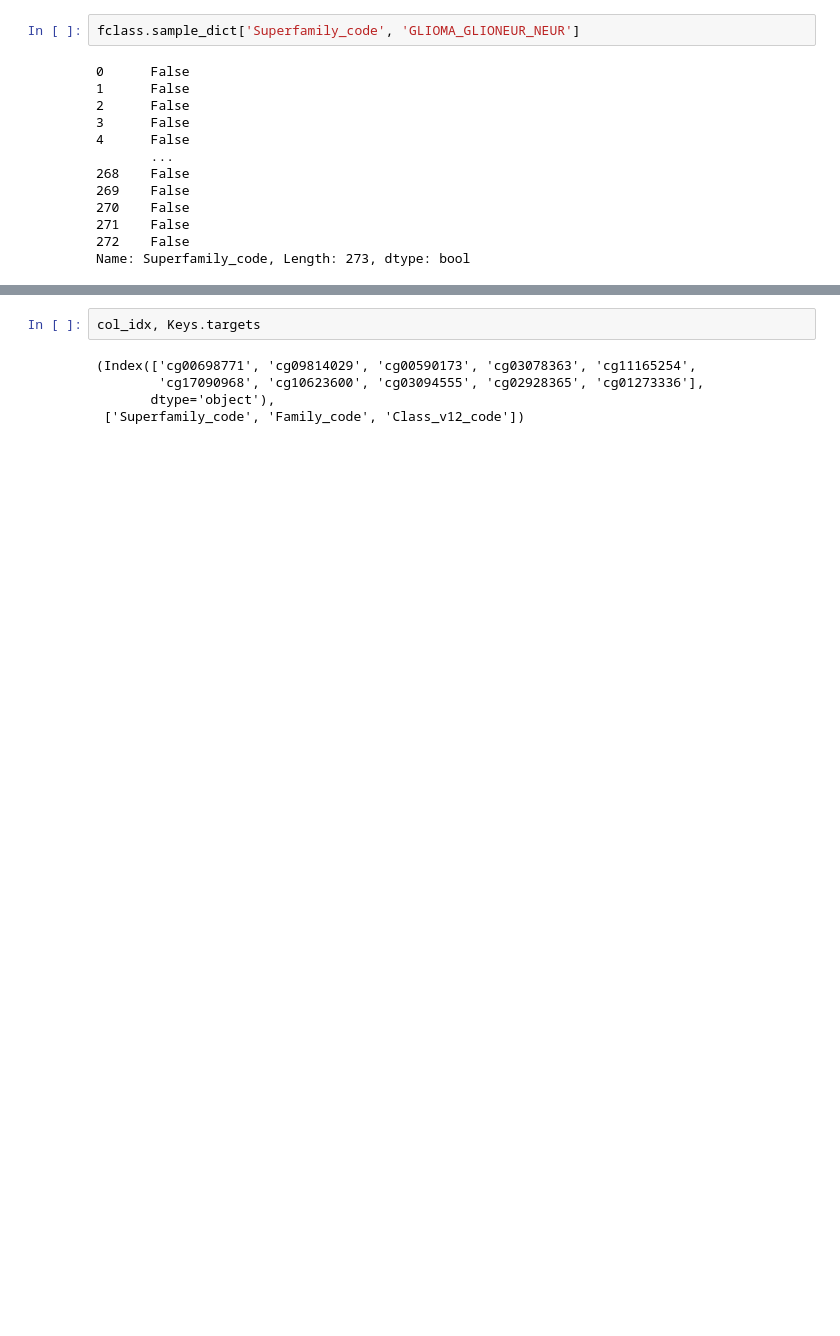
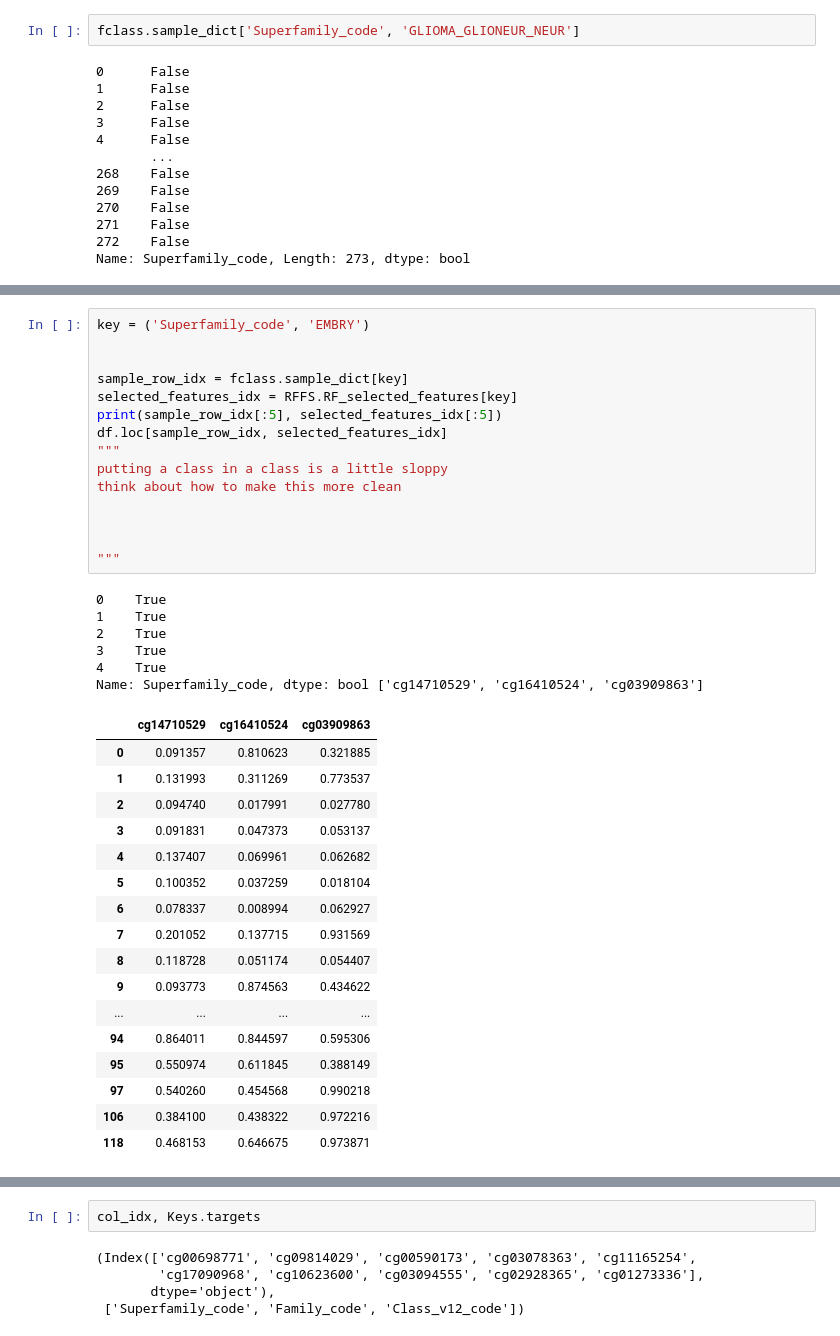
Before and after one commit to PhillipMaire/methyl_chla, a Jupyter notebook: notebooks/working/feature selection_V2.ipynb, the cells around one changed output, grey strips where cells are left out. Drawn from its saved outputs; the diff is of its cells as text; blank space fills up the shorter version.

```diff
--- a/notebooks/working/feature selection_V2.ipynb
+++ b/notebooks/working/feature selection_V2.ipynb
@@ -359,0 +502,39 @@ Name: Superfamily_code, Length: 273, dtype: bool
+# %%
+key = ('Superfamily_code', 'EMBRY')
+
+
+sample_row_idx = fclass.sample_dict[key]
+selected_features_idx = RFFS.RF_selected_features[key]
+print(sample_row_idx[:5], selected_features_idx[:5])
+df.loc[sample_row_idx, selected_features_idx]
+"""
+putting a class in a class is a little sloppy
+think about how to make this more clean
+
+
+
+"""
+# %% [output]
+0    True
+1    True
+2    True
+3    True
+4    True
+Name: Superfamily_code, dtype: bool ['cg14710529', 'cg16410524', 'cg03909863']
+|  | cg14710529 | cg16410524 | cg03909863 |
+| 0 | 0.091357 | 0.810623 | 0.321885 |
+| 1 | 0.131993 | 0.311269 | 0.773537 |
+| 2 | 0.094740 | 0.017991 | 0.027780 |
+| 3 | 0.091831 | 0.047373 | 0.053137 |
+| 4 | 0.137407 | 0.069961 | 0.062682 |
+| 5 | 0.100352 | 0.037259 | 0.018104 |
+| 6 | 0.078337 | 0.008994 | 0.062927 |
+| 7 | 0.201052 | 0.137715 | 0.931569 |
+| 8 | 0.118728 | 0.051174 | 0.054407 |
+| 9 | 0.093773 | 0.874563 | 0.434622 |
+| ... | ... | ... | ... |
+| 94 | 0.864011 | 0.844597 | 0.595306 |
+| 95 | 0.550974 | 0.611845 | 0.388149 |
+| 97 | 0.540260 | 0.454568 | 0.990218 |
+| 106 | 0.384100 | 0.438322 | 0.972216 |
+| 118 | 0.468153 | 0.646675 | 0.973871 |
```
Also changed, not shown: parts of 20 cells of this notebook.
